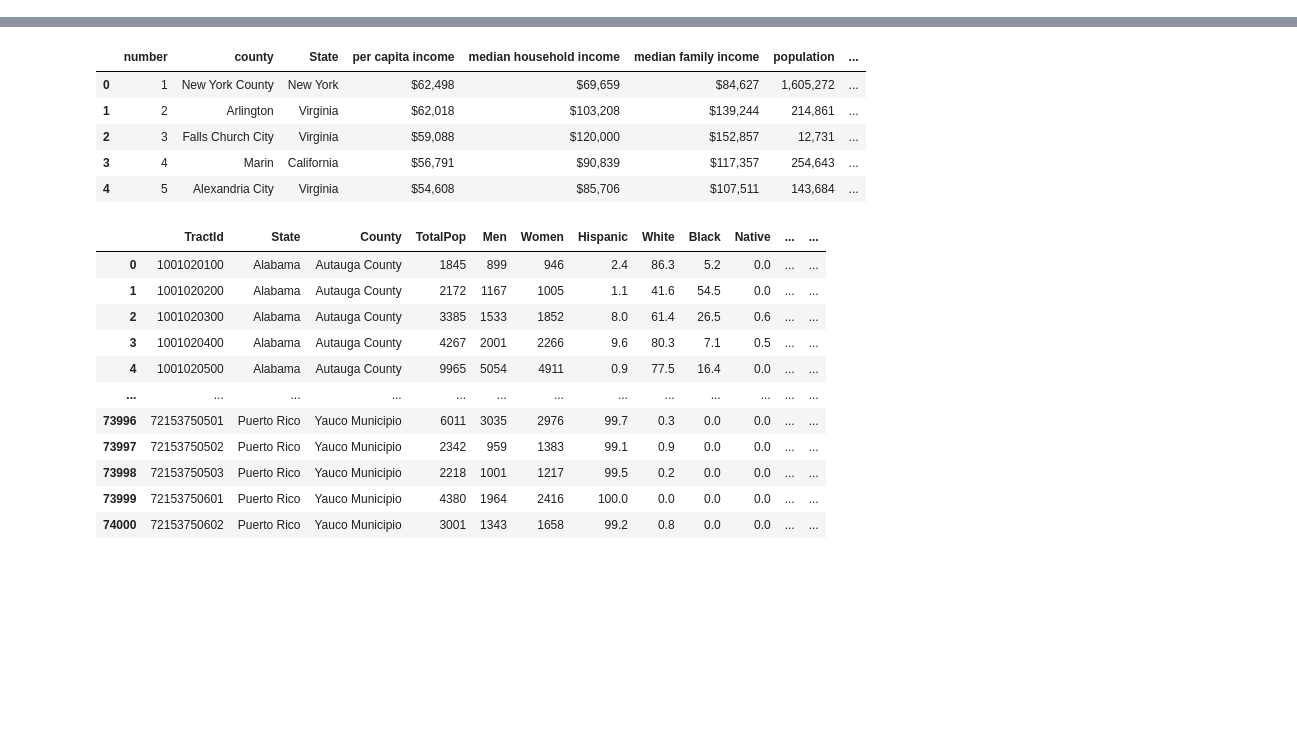
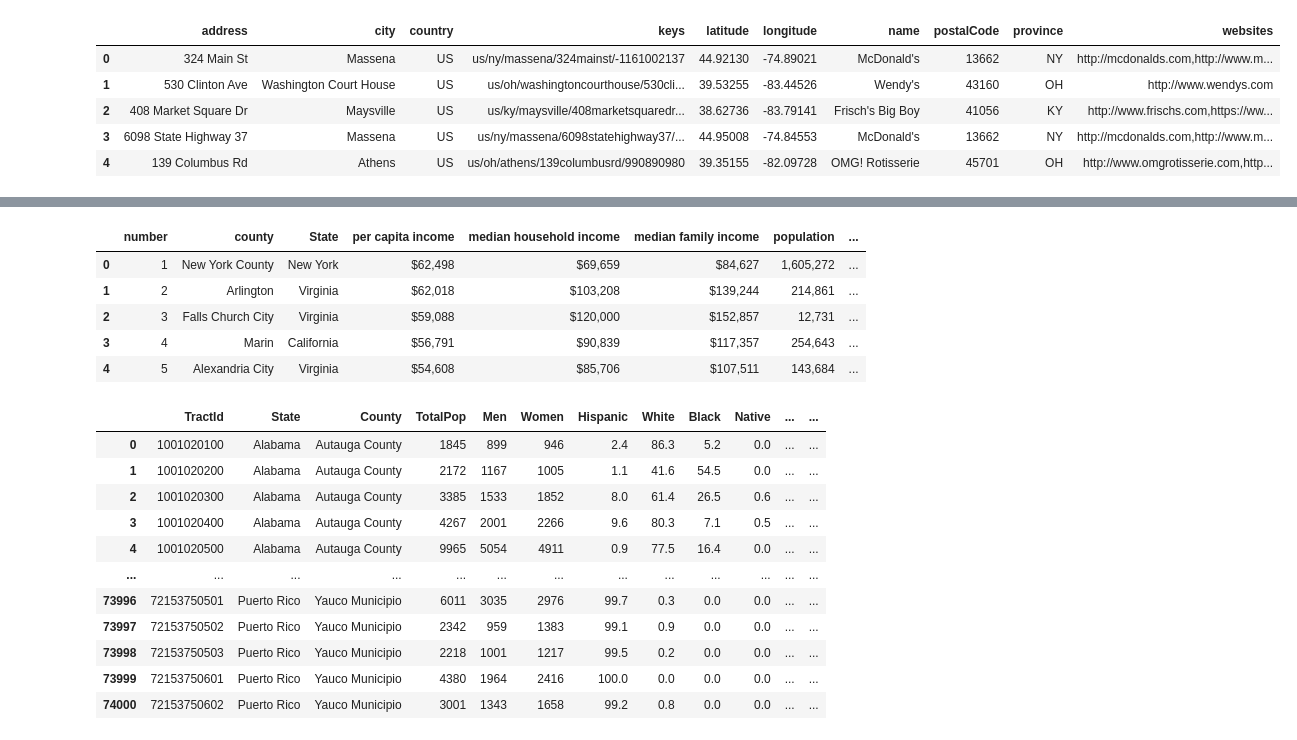
Before and after one commit to priyamittal96/project_1, a Jupyter notebook: Sun9pm notebooks/Priya22.ipynb, the cells around one changed output, grey strips where cells are left out. Drawn from its saved outputs; the diff is of its cells as text; code cells hidden in the pictures; blank space fills up the shorter version.

Commit message:
US cities and fastfood restaurants

```diff
--- a/Sun9pm notebooks/Priya22.ipynb
+++ b/Sun9pm notebooks/Priya22.ipynb
@@ -19,0 +57,11 @@ county_df = pd.read_csv(county_info)
+# %%
+fastfooddata = "./FastFoodRestaurants.csv"
+fastfood = pd.read_csv(fastfooddata)
+fastfood.head()
+# %% [output]
+|  | address | city | country | keys | latitude | longitude | name | postalCode | province | websites |
+| 0 | 324 Main St | Massena | US | us/ny/massena/324mainst/-1161002137 | 44.92130 | -74.89021 | McDonald's | 13662 | NY | http://mcdonalds.com,http://www.m... |
+| 1 | 530 Clinton Ave | Washington Court House | US | us/oh/washingtoncourthouse/530cli... | 39.53255 | -83.44526 | Wendy's | 43160 | OH | http://www.wendys.com |
+| 2 | 408 Market Square Dr | Maysville | US | us/ky/maysville/408marketsquaredr... | 38.62736 | -83.79141 | Frisch's Big Boy | 41056 | KY | http://www.frischs.com,https://ww... |
+| 3 | 6098 State Highway 37 | Massena | US | us/ny/massena/6098statehighway37/... | 44.95008 | -74.84553 | McDonald's | 13662 | NY | http://mcdonalds.com,http://www.m... |
+| 4 | 139 Columbus Rd | Athens | US | us/oh/athens/139columbusrd/990890980 | 39.35155 | -82.09728 | OMG! Rotisserie | 45701 | OH | http://www.omgrotisserie.com,http... |
```
Also changed, not shown: parts of 6 cells of this notebook, 3 other files.
